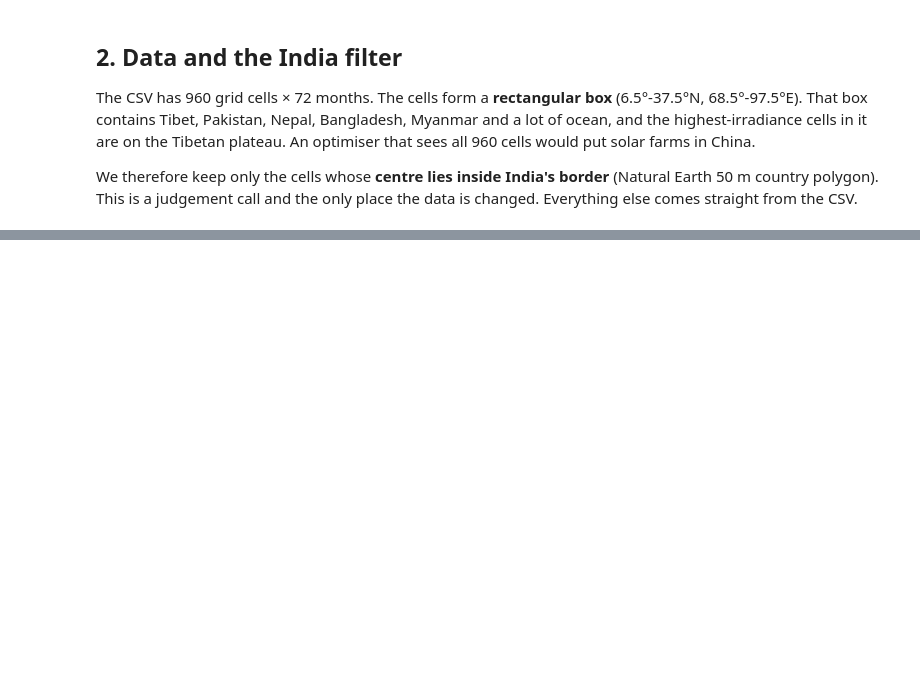
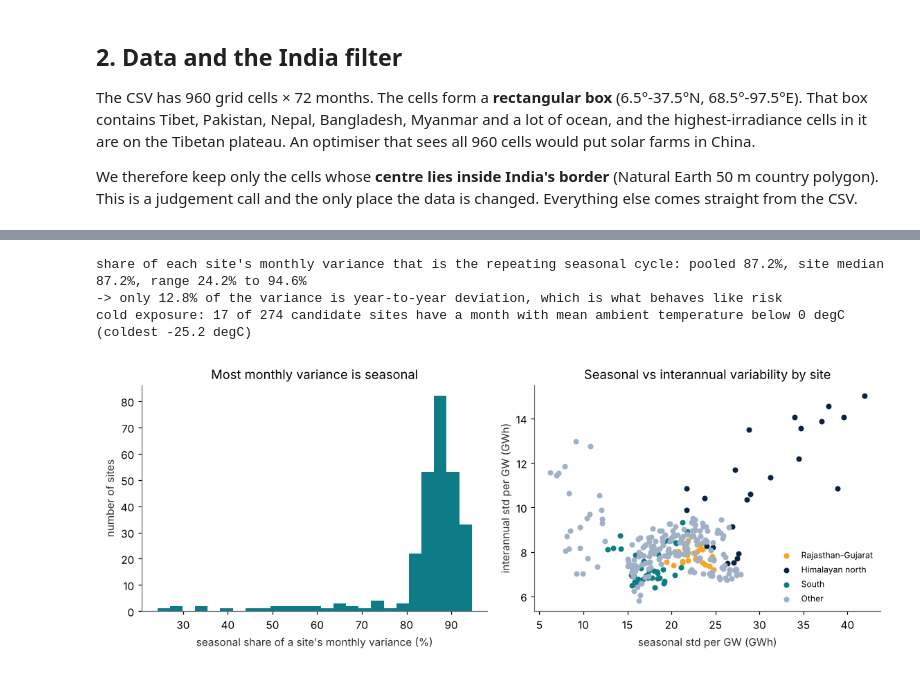
Before and after one commit to a-b007/solar-site-optimization, a Jupyter notebook: Solar_Optimization.ipynb, the cells around one changed output, grey strips where cells are left out. Saved outputs shown, nothing was run; the diff lists cells and outputs as text; code cells hidden in the pictures; blank space fills up the shorter version.

Commit message:
Update ipynb to handle better risk split

```diff
--- a/Solar_Optimization.ipynb
+++ b/Solar_Optimization.ipynb
@@ -654,0 +239,45 @@ files written: results.json, site_results.csv, figures/*.png
+# %%
+class RiskModel:
+    """Everything the optimiser needs about one yield array E (sites x months, year-major)."""
+    def __init__(self, E):
+        self.E = E; self.n, self.T = E.shape; self.ny = self.T // 12
+        E3 = E.reshape(self.n, self.ny, 12)
+        self.ebar = E.sum(1) / self.ny                                      # GWh per GW per year
+        self.M    = E3.mean(1)                                              # (n,12) mean output of each calendar month
+        self.SP   = self.M - self.M.mean(1, keepdims=True)                  # (n,12) seasonal deviations s_ij
+        self.RES  = (E3 - self.M[:, None, :]).reshape(self.n, self.T)       # (n,T)  interannual deviations r_it
+        self.DEV  = E - E.mean(1, keepdims=True)                            # (n,T)  total deviations (first version's m_it)
+        self.dof  = dict(i=12 * (self.ny - 1), s=11, t=self.T - 1)
+        self.mat  = dict(i=self.RES, s=self.SP, t=self.DEV)
+    def terms(self, risk):
+        return [(k, self.mat[k], self.dof[k], w) for k, w in risk.items() if w > 0]
+    def penalty(self, x, risk):
+        return float(sum(w * np.sum((A.T @ x) ** 2) / dof for _, A, dof, w in self.terms(risk)))
+
+RM = RiskModel(E_hard)
+
+# exact decomposition check: total = seasonal + interannual
+tot, seas, inter = (RM.DEV ** 2).sum(1), RM.ny * (RM.SP ** 2).sum(1), (RM.RES ** 2).sum(1)
+assert np.allclose(tot, seas + inter), "variance decomposition failed"
+share_seas = seas / tot
+print(f"share of each site's monthly variance that is the repeating seasonal cycle: "
+      f"pooled {seas.sum() / tot.sum():.1%}, site median {np.median(share_seas):.1%}, "
+      f"range {share_seas.min():.1%} to {share_seas.max():.1%}")
+print(f"-> only {1 - seas.sum() / tot.sum():.1%} of the variance is year-to-year deviation, which is what behaves like risk")
+print(f"cold exposure: {int((TEMP.min(1) < 0).sum())} of {n} candidate sites have a month with mean ambient temperature below 0 degC "
+      f"(coldest {TEMP.min():.1f} degC)")
+
+fig, ax = plt.subplots(1, 2, figsize=(10.5, 4))
+ax[0].hist(100 * share_seas, bins=25, color=TEAL); ax[0].set_xlabel("seasonal share of a site's monthly variance (%)"); ax[0].set_ylabel("number of sites")
+ax[0].set_title("Most monthly variance is seasonal")
+for r, c in zip(ORDER, [GOLD, NAVY, TEAL, GREY]):
+    k = site_region == r
+    if k.any(): ax[1].scatter(np.sqrt((RM.SP[k] ** 2).sum(1) / 11), np.sqrt(inter[k] / RM.dof["i"]), s=18, color=c, label=r)
+ax[1].set_xlabel("seasonal std per GW (GWh)"); ax[1].set_ylabel("interannual std per GW (GWh)"); ax[1].legend(frameon=False, fontsize=8)
+ax[1].set_title("Seasonal vs interannual variability by site")
+plt.tight_layout(); plt.savefig("figures/fig_variance_split.png", dpi=200); plt.show()
+# %% [output]
+share of each site's monthly variance that is the repeating seasonal cycle: pooled 87.2%, site median 87.2%, range 24.2% to 94.6%
+-> only 12.8% of the variance is year-to-year deviation, which is what behaves like risk
+cold exposure: 17 of 274 candidate sites have a month with mean ambient temperature below 0 degC (coldest -25.2 degC)
+[figure, added]
```
Also changed, not shown: parts of 50 cells of this notebook, 4 other files.
